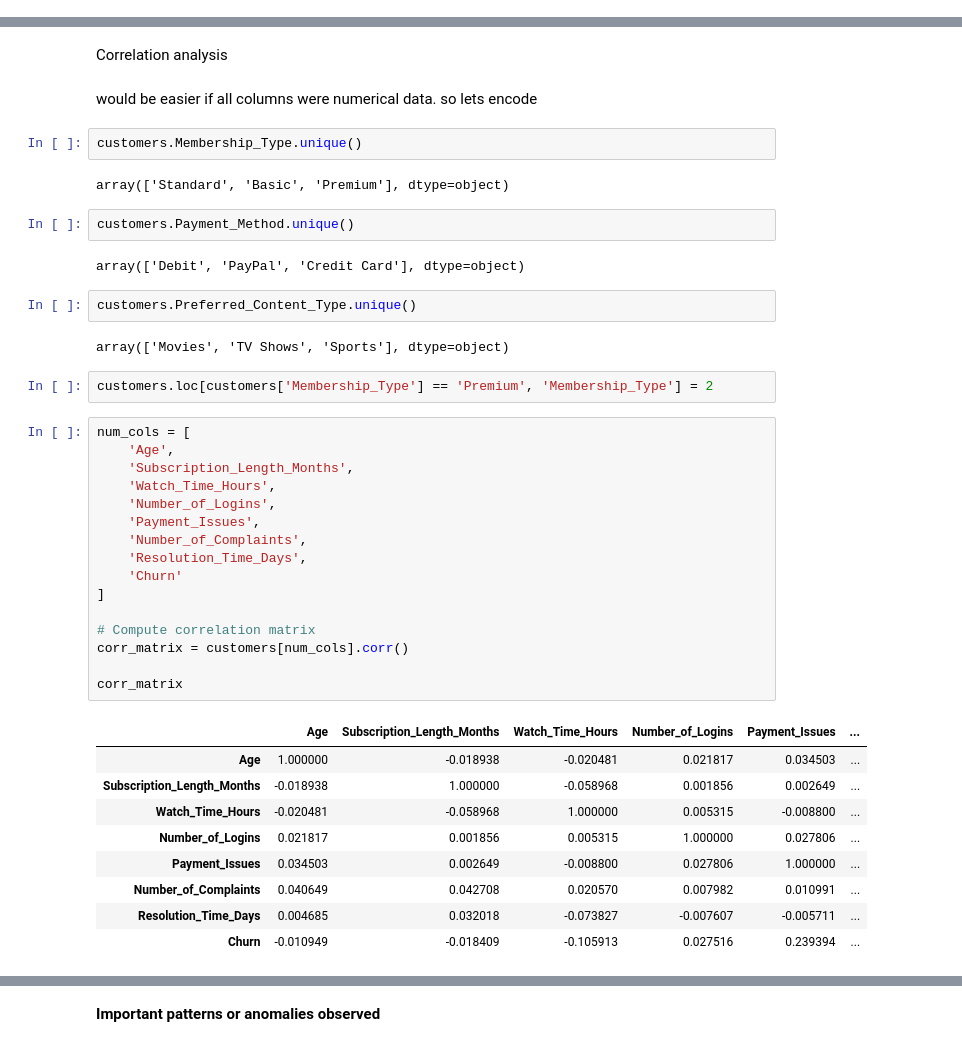
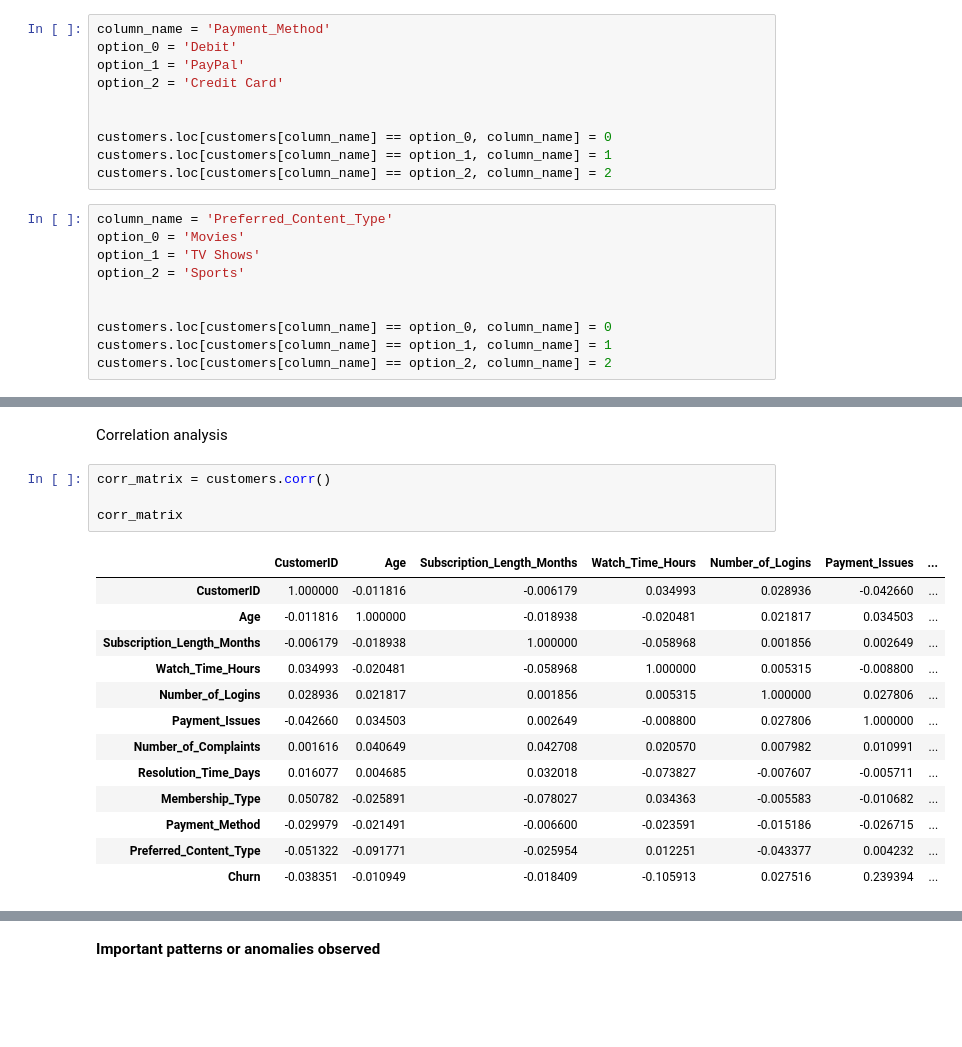
Before and after one commit to erfnjhdi/SOEN_371-Assignment1, a Jupyter notebook: SOEN-471-A1.ipynb, the cells around one changed output, grey strips where cells are left out. Cells and saved outputs as stored; diff of their text form; blank space fills up the shorter version.

Commit message:
encoded labels into numerical values

```diff
--- a/SOEN-471-A1.ipynb
+++ b/SOEN-471-A1.ipynb
@@ -25,3 +53,23 @@ Index(['CustomerID', 'Age', 'Subscription_Length_Months', 'Watch_Time_Hours',
+# %%
+column_name = 'Payment_Method'
+option_0 = 'Debit'
+option_1 = 'PayPal'
+option_2 = 'Credit Card'
+
+
+customers.loc[customers[column_name] == option_0, column_name] = 0
+customers.loc[customers[column_name] == option_1, column_name] = 1
+customers.loc[customers[column_name] == option_2, column_name] = 2
+# %%
+column_name = 'Preferred_Content_Type'
+option_0 = 'Movies'
+option_1 = 'TV Shows'
+option_2 = 'Sports'
+
+
+customers.loc[customers[column_name] == option_0, column_name] = 0
+customers.loc[customers[column_name] == option_1, column_name] = 1
+customers.loc[customers[column_name] == option_2, column_name] = 2
 # %% [markdown]
 Summary Statistics
 # %%
@@ -87,48 +135,24 @@ plt.show()
 [figure]
 # %% [markdown]
 Correlation analysis
-# %% [markdown]
-would be easier if all columns were numerical data. so lets encode
-# %%
-customers.Membership_Type.unique()
-# %% [output]
-array(['Standard', 'Basic', 'Premium'], dtype=object)
-# %%
-customers.Payment_Method.unique()
-# %% [output]
-array(['Debit', 'PayPal', 'Credit Card'], dtype=object)
-# %%
-customers.Preferred_Content_Type.unique()
-# %% [output]
-array(['Movies', 'TV Shows', 'Sports'], dtype=object)
-# %%
-customers.loc[customers['Membership_Type'] == 'Premium', 'Membership_Type'] = 2
 # %%
-num_cols = [
-    'Age',
-    'Subscription_Length_Months',
-    'Watch_Time_Hours',
-    'Number_of_Logins',
-    'Payment_Issues',
-    'Number_of_Complaints',
-    'Resolution_Time_Days',
-    'Churn'
-]
-
-# Compute correlation matrix
-corr_matrix = customers[num_cols].corr()
+corr_matrix = customers.corr()
 
 corr_matrix
 # %% [output]
-|  | Age | Subscription_Length_Months | Watch_Time_Hours | Number_of_Logins | Payment_Issues | ... |
-| Age | 1.000000 | -0.018938 | -0.020481 | 0.021817 | 0.034503 | ... |
-| Subscription_Length_Months | -0.018938 | 1.000000 | -0.058968 | 0.001856 | 0.002649 | ... |
-| Watch_Time_Hours | -0.020481 | -0.058968 | 1.000000 | 0.005315 | -0.008800 | ... |
-| Number_of_Logins | 0.021817 | 0.001856 | 0.005315 | 1.000000 | 0.027806 | ... |
-| Payment_Issues | 0.034503 | 0.002649 | -0.008800 | 0.027806 | 1.000000 | ... |
-| Number_of_Complaints | 0.040649 | 0.042708 | 0.020570 | 0.007982 | 0.010991 | ... |
-| Resolution_Time_Days | 0.004685 | 0.032018 | -0.073827 | -0.007607 | -0.005711 | ... |
-| Churn | -0.010949 | -0.018409 | -0.105913 | 0.027516 | 0.239394 | ... |
+|  | CustomerID | Age | Subscription_Length_Months | Watch_Time_Hours | Number_of_Logins | Payment_Issues | ... |
+| CustomerID | 1.000000 | -0.011816 | -0.006179 | 0.034993 | 0.028936 | -0.042660 | ... |
+| Age | -0.011816 | 1.000000 | -0.018938 | -0.020481 | 0.021817 | 0.034503 | ... |
+| Subscription_Length_Months | -0.006179 | -0.018938 | 1.000000 | -0.058968 | 0.001856 | 0.002649 | ... |
+| Watch_Time_Hours | 0.034993 | -0.020481 | -0.058968 | 1.000000 | 0.005315 | -0.008800 | ... |
+| Number_of_Logins | 0.028936 | 0.021817 | 0.001856 | 0.005315 | 1.000000 | 0.027806 | ... |
+| Payment_Issues | -0.042660 | 0.034503 | 0.002649 | -0.008800 | 0.027806 | 1.000000 | ... |
+| Number_of_Complaints | 0.001616 | 0.040649 | 0.042708 | 0.020570 | 0.007982 | 0.010991 | ... |
+| Resolution_Time_Days | 0.016077 | 0.004685 | 0.032018 | -0.073827 | -0.007607 | -0.005711 | ... |
+| Membership_Type | 0.050782 | -0.025891 | -0.078027 | 0.034363 | -0.005583 | -0.010682 | ... |
+| Payment_Method | -0.029979 | -0.021491 | -0.006600 | -0.023591 | -0.015186 | -0.026715 | ... |
+| Preferred_Content_Type | -0.051322 | -0.091771 | -0.025954 | 0.012251 | -0.043377 | 0.004232 | ... |
+| Churn | -0.038351 | -0.010949 | -0.018409 | -0.105913 | 0.027516 | 0.239394 | ... |
 # %%
 import seaborn as sns
 import matplotlib.pyplot as plt
```
Also changed, not shown: parts of 7 cells of this notebook.
